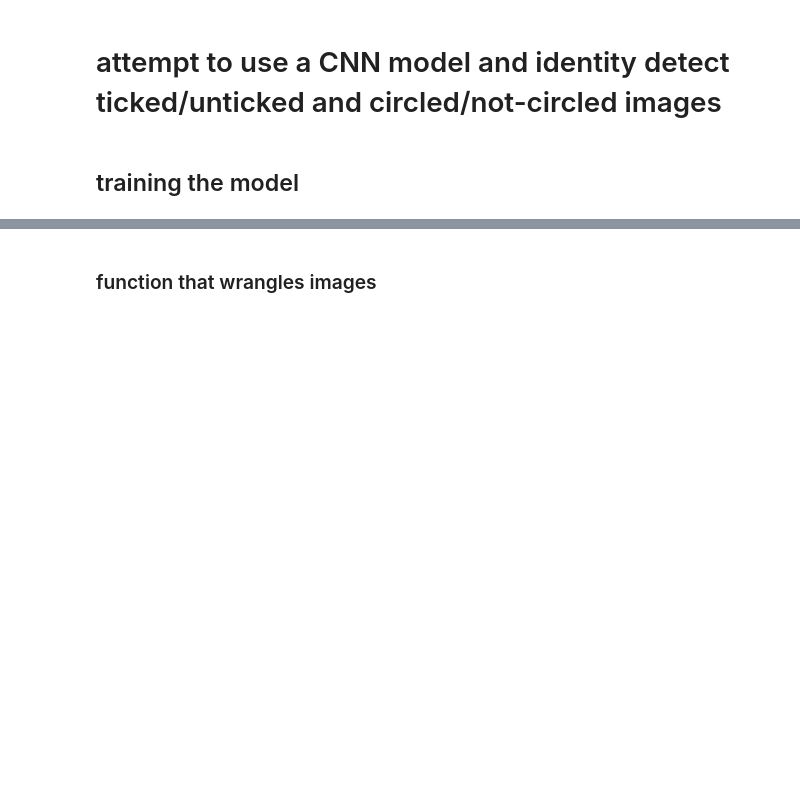
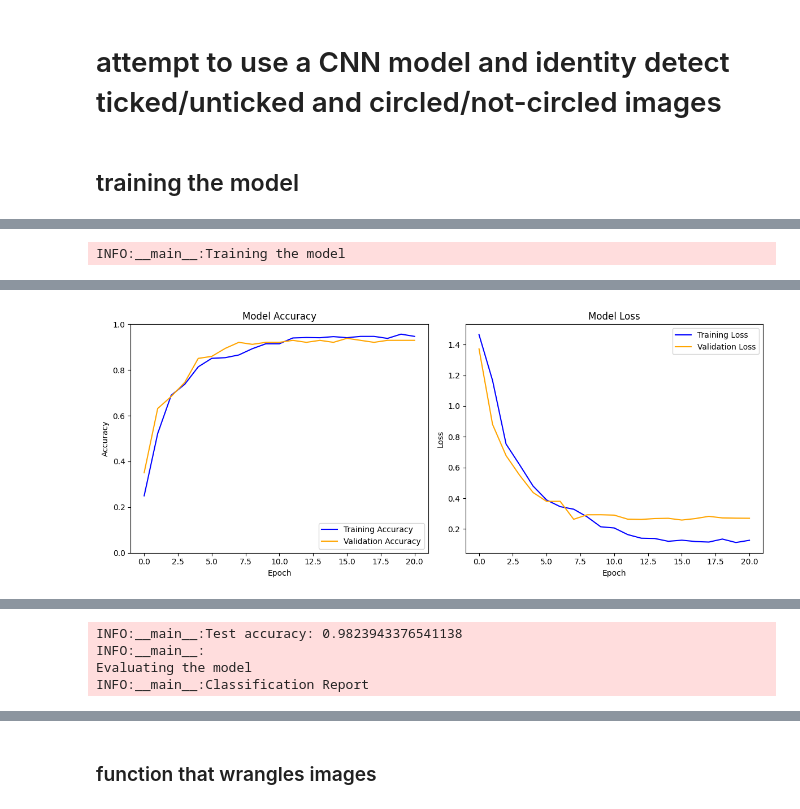
Before and after one commit to bruvio/image_detection, a Jupyter notebook: notebook.ipynb, the cells around one changed output, grey strips where cells are left out. Saved outputs shown, nothing was run; the diff lists cells and outputs as text; code cells hidden in the pictures; blank space fills up the shorter version.

Commit message:
feat: improving model and looking for more

```diff
--- a/notebook.ipynb
+++ b/notebook.ipynb
@@ -150,15 +140,16 @@ import logging
 import random
 
 # Set the random seeds for reproducibility
-os.environ['PYTHONHASHSEED'] = '0'
+os.environ["PYTHONHASHSEED"] = "0"
 random.seed(42)
 np.random.seed(42)
 tf.random.set_seed(42)
-os.environ['TF_DETERMINISTIC_OPS'] = '1'
+os.environ["TF_DETERMINISTIC_OPS"] = "1"
 
 # Initialize logger
 logging.basicConfig(level=logging.INFO)
 LOGGER = logging.getLogger(__name__)
+
 
 # Load and preprocess images
 def load_images_from_folder(folder):
@@ -198,13 +189,13 @@ def load_images_from_folder(folder):
 
 # Load data
 LOGGER.info("Loading images from dataset")
-image_data, labels = load_images_from_folder('dataset/')
+image_data, labels = load_images_from_folder("dataset/")
 image_data = image_data.reshape(-1, 140, 80, 1)  # Add channel dimension for grayscale
 image_data = image_data / 255.0  # Normalize the pixel values
 
 # Convert labels to integers (e.g., ticked=0, unticked=1, circled_yes=2, circled_no=3)
 LOGGER.info("Labeling images")
-label_mapping = {'ticked': 0, 'unticked': 1, 'circled_yes': 2, 'circled_no': 3}
+label_mapping = {"ticked": 0, "unticked": 1, "circled_yes": 2, "circled_no": 3}
 labels = np.array([label_mapping[label] for label in labels])
 
 # Count the number of images per label
@@ -217,10 +208,11 @@ for label_int, count in zip(unique_labels, counts):
 
 # Split data into training, validation, and testing
 LOGGER.info("Splitting data into training, validation, and testing")
-X_train_full, X_test, y_train_full, y_test = train_test_split(
-    image_data, labels, test_size=0.2, random_state=42)
+X_train_full, X_test, y_train_full, y_test = train_test_split(image_data, labels, test_size=0.2, random_state=42)
 X_train, X_val, y_train, y_val = train_test_split(
-    X_train_full, y_train_full, test_size=0.1, random_state=42)  # 10% of training data for validation
+    X_train_full, y_train_full, test_size=0.1, random_state=42
+)  # 10% of training data for validation
+
 
 # Function to count labels
 def count_labels(y, dataset_name):
@@ -230,16 +222,14 @@ def count_labels(y, dataset_name):
         label_name = label_names[label_int]
         print(f"{label_name} ({label_int}): {count} images")
 
+
 # Count labels in each dataset
 count_labels(y_train, "training")
 count_labels(y_val, "validation")
 count_labels(y_test, "testing")
 
 # Compute class weights
-class_weights_array = class_weight.compute_class_weight(
-    class_weight='balanced',
-    classes=np.unique(y_train),
-    y=y_train)
+class_weights_array = class_weight.compute_class_weight(class_weight="balanced", classes=np.unique(y_train), y=y_train)
 class_weights = dict(enumerate(class_weights_array))
 
 # Create the CNN model
@@ -247,44 +237,46 @@ LOGGER.info("Creating CNN model with dropout")
 model = models.Sequential()
 
 # First convolutional block
-model.add(layers.Conv2D(32, (3, 3), activation='relu', input_shape=(140, 80, 1)))
+model.add(layers.Conv2D(32, (3, 3), activation="relu", input_shape=(140, 80, 1)))
 model.add(layers.MaxPooling2D((2, 2)))
 model.add(layers.Dropout(0.25))  # Dropout layer added
 
 # Second convolutional block
-model.add(layers.Conv2D(64, (3, 3), activation='relu'))
+model.add(layers.Conv2D(64, (3, 3), activation="relu"))
 model.add(layers.MaxPooling2D((2, 2)))
 model.add(layers.Dropout(0.25))  # Dropout layer added
 
 # Third convolutional block
-model.add(layers.Conv2D(64, (3, 3), activation='relu'))
+model.add(layers.Conv2D(64, (3, 3), activation="relu"))
 # Optional pooling layer if needed
 # model.add(layers.MaxPooling2D((2, 2)))
 model.add(layers.Dropout(0.25))  # Dropout layer added
 
 # Flatten and dense layers
 model.add(layers.Flatten())
-model.add(layers.Dense(64, activation='relu'))
+model.add(layers.Dense(64, activation="relu"))
 model.add(layers.Dropout(0.5))  # Dropout layer added
-model.add(layers.Dense(4, activation='softmax'))
+model.add(layers.Dense(4, activation="softmax"))
 
 optimizer = Adam(learning_rate=0.001)
 
-lr_scheduler = ReduceLROnPlateau(monitor='val_loss', factor=0.1, patience=3)
+lr_scheduler = ReduceLROnPlateau(monitor="val_loss", factor=0.1, patience=3)
 
 # Compile the model
 LOGGER.info("Compiling the model")
-model.compile(optimizer=optimizer, loss='sparse_categorical_crossentropy', metrics=['accuracy'])
-
+model.compile(optimizer=optimizer, loss="sparse_categorical_crossentropy", metrics=["accuracy"])
+model.summary()
 # Train the model
 LOGGER.info("Training the model")
-early_stopping = EarlyStopping(monitor='val_loss', patience=5, restore_best_weights=True)
+early_stopping = EarlyStopping(monitor="val_loss", patience=5, restore_best_weights=True)
 history = model.fit(
-    X_train, y_train,
+    X_train,
+    y_train,
     epochs=100,
     validation_data=(X_val, y_val),
     callbacks=[early_stopping, lr_scheduler],
-    class_weight=class_weights)
+    class_weight=class_weights,
+)
 
 
 print("")
@@ -294,34 +286,32 @@ print("")
 print("")
 
 
-
 # Plot training and validation accuracy and loss
 plt.figure(figsize=(12, 5))
 
 plt.subplot(1, 2, 1)
-plt.plot(history.history['accuracy'], label='Training Accuracy', color='blue')
-plt.plot(history.history['val_accuracy'], label='Validation Accuracy', color='orange')
-plt.xlabel('Epoch')
-plt.ylabel('Accuracy')
+plt.plot(history.history["accuracy"], label="Training Accuracy", color="blue")
+plt.plot(history.history["val_accuracy"], label="Validation Accuracy", color="orange")
+plt.xlabel("Epoch")
+plt.ylabel("Accuracy")
 plt.ylim([0, 1])
-plt.legend(loc='lower right')
-plt.title('Model Accuracy')
+plt.legend(loc="lower right")
+plt.title("Model Accuracy")
 
 plt.subplot(1, 2, 2)
-plt.plot(history.history['loss'], label='Training Loss', color='blue')
-plt.plot(history.history['val_loss'], label='Validation Loss', color='orange')
-plt.xlabel('Epoch')
-plt.ylabel('Loss')
-plt.legend(loc='upper right')
-plt.title('Model Loss')
+plt.plot(history.history["loss"], label="Training Loss", color="blue")
+plt.plot(history.history["val_loss"], label="Validation Loss", color="orange")
+plt.xlabel("Epoch")
+plt.ylabel("Loss")
+plt.legend(loc="upper right")
+plt.title("Model Loss")
 
 plt.tight_layout()
 plt.show()
 
 # Evaluate the model on test data
 test_loss, test_acc = model.evaluate(X_test, y_test, verbose=2)
-LOGGER.info(f'Test accuracy: {test_acc}')
-
+LOGGER.info(f"Test accuracy: {test_acc}")
 
 
 # Evaluate the model
@@ -406,0 +380 @@ weighted avg       0.98      0.98      0.98       277
+INFO:__main__:Training the model
@@ -406,0 +398 @@ weighted avg       0.98      0.98      0.98       277
+[figure, new version]
@@ -406,0 +400,4 @@ weighted avg       0.98      0.98      0.98       277
+INFO:__main__:Test accuracy: 0.9823943376541138
+INFO:__main__:
+Evaluating the model
+INFO:__main__:Classification Report
```
Also changed, not shown: parts of 16 cells of this notebook, 43 other files.
